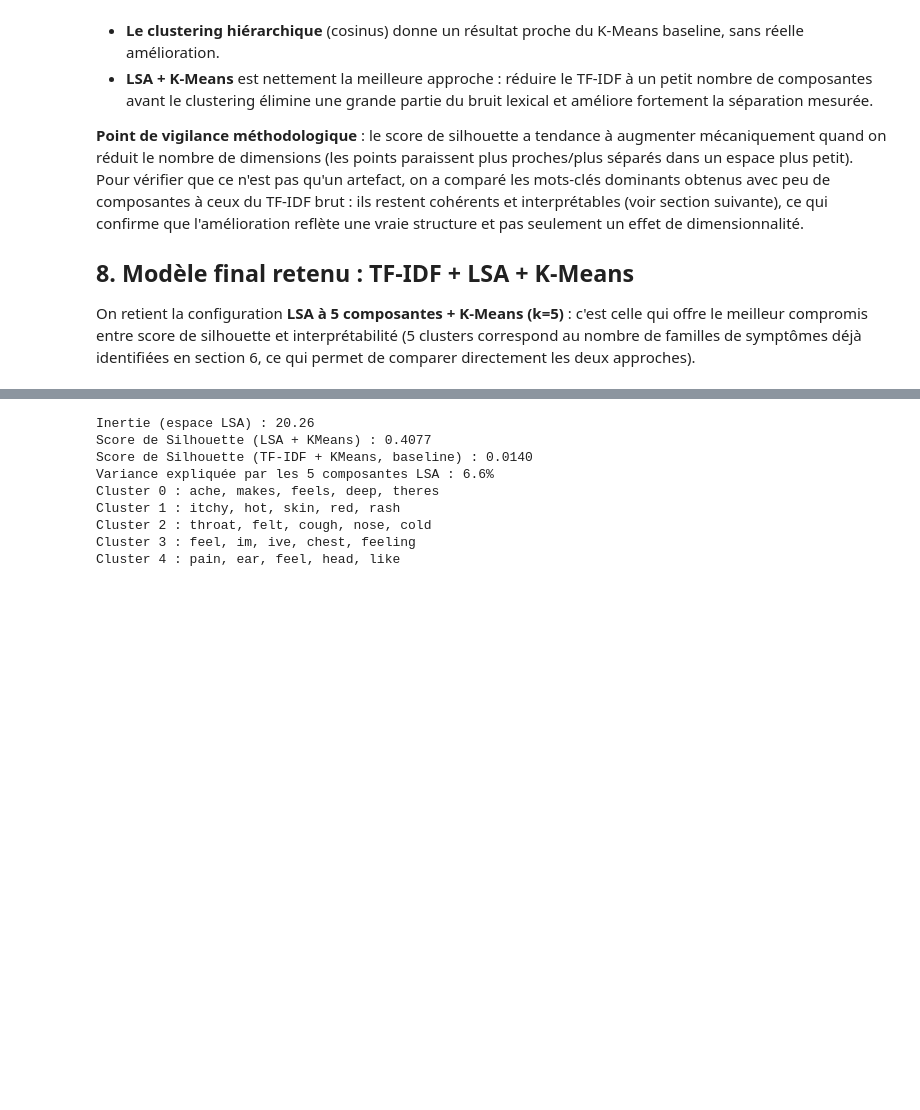
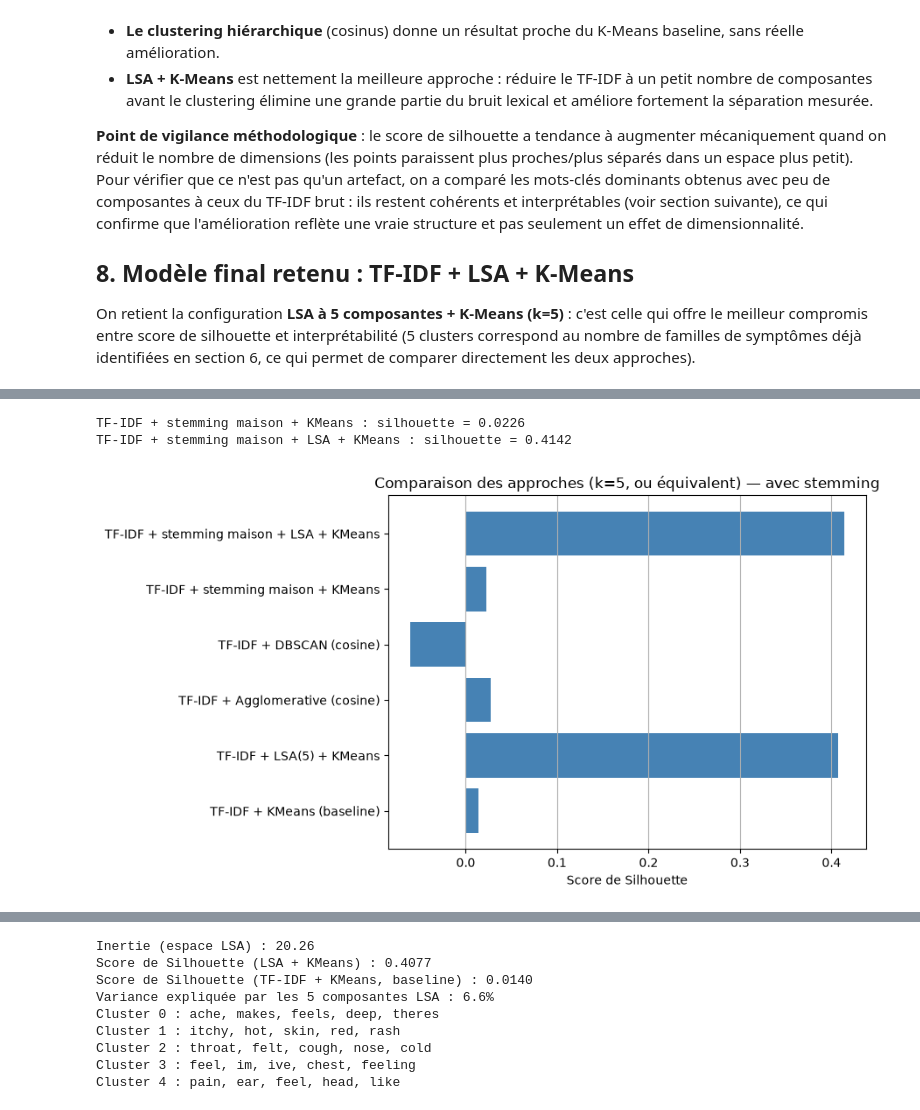
Before and after one commit to LouiSvon/cvrie, a Jupyter notebook: notebooks/unsupervised_learning.ipynb, the cells around one changed output, grey strips where cells are left out. Saved outputs shown, nothing was run; the diff lists cells and outputs as text; code cells hidden in the pictures; blank space fills up the shorter version.

Commit message:
feat(unsupervised-nlp): validation externe, stemming et corrections de rigueur
Co-Authored-By: Claude Sonnet 5 <noreply@anthropic.com>

```diff
--- a/notebooks/unsupervised_learning.ipynb
+++ b/notebooks/unsupervised_learning.ipynb
@@ -321,0 +358,45 @@ On retient la configuration **LSA à 5 composantes + K-Means (k=5)** : c'est cel
+# %%
+# Stemming maison (suffixes anglais courants), sans dépendance externe
+_SUFFIXES = ["edness", "edly", "ing", "ies", "ied", "ed", "es", "s"]
+
+
+def simple_stem(word):
+    for suffix in _SUFFIXES:
+        if word.endswith(suffix) and len(word) - len(suffix) >= 3:
+            stem = word[: -len(suffix)]
+            return stem + "y" if suffix in ("ies", "ied") else stem
+    return word
+
+
+def clean_text_stemmed(text):
+    return " ".join(simple_stem(w) for w in clean_text(text).split())
+
+
+data['stemmed_text'] = data['text'].apply(clean_text_stemmed)
+
+vectorizer_stem = TfidfVectorizer(stop_words='english', max_features=500, ngram_range=(1, 2))
+X_stem = vectorizer_stem.fit_transform(data['stemmed_text'])
+
+labels_stem = KMeans(n_clusters=n_clusters, random_state=42).fit_predict(X_stem)
+comparison['TF-IDF + stemming maison + KMeans'] = silhouette_score(X_stem, labels_stem)
+
+svd_stem = TruncatedSVD(n_components=best_n_comp, random_state=42)
+X_stem_lsa = svd_stem.fit_transform(X_stem)
+labels_stem_lsa = KMeans(n_clusters=n_clusters, random_state=42).fit_predict(X_stem_lsa)
+comparison['TF-IDF + stemming maison + LSA + KMeans'] = silhouette_score(X_stem_lsa, labels_stem_lsa)
+
+for approche in ['TF-IDF + stemming maison + KMeans', 'TF-IDF + stemming maison + LSA + KMeans']:
+    print(f"{approche} : silhouette = {comparison[approche]:.4f}")
+
+# Graphique de comparaison mis à jour avec cette nouvelle piste
+plt.figure(figsize=(9, 5))
+plt.barh(list(comparison.keys()), list(comparison.values()), color='steelblue')
+plt.xlabel('Score de Silhouette')
+plt.title('Comparaison des approches (k=5, ou équivalent) — avec stemming')
+plt.grid(axis='x')
+plt.tight_layout()
+plt.show()
+# %% [output]
+TF-IDF + stemming maison + KMeans : silhouette = 0.0226
+TF-IDF + stemming maison + LSA + KMeans : silhouette = 0.4142
+[figure, added]
```
Also changed, not shown: parts of 14 cells of this notebook.
